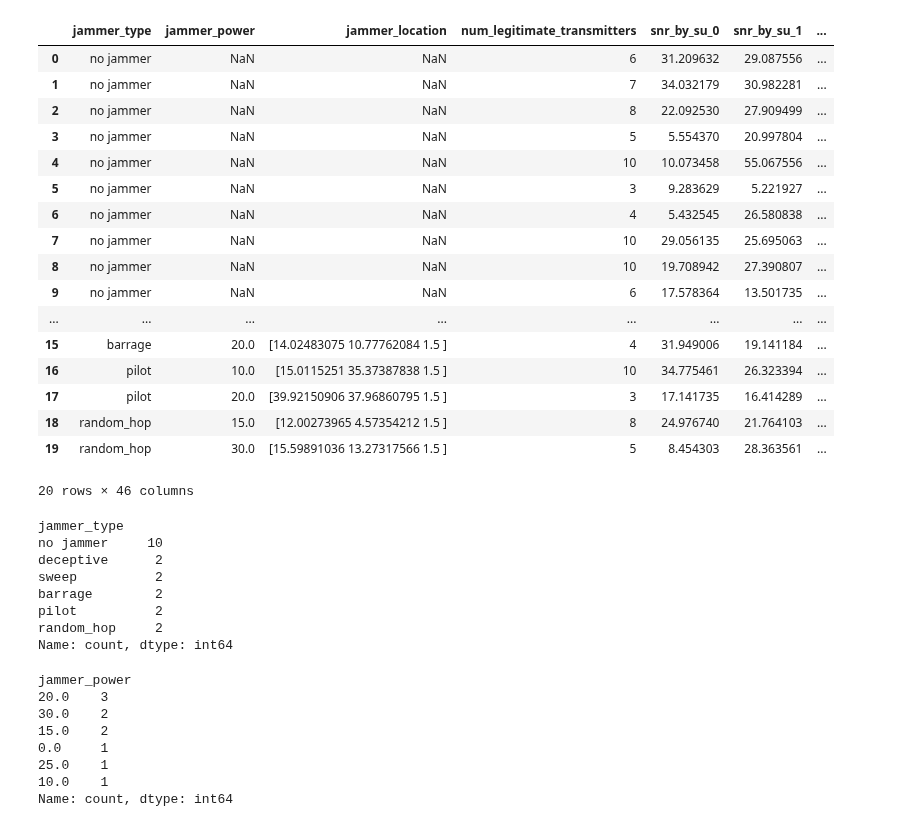
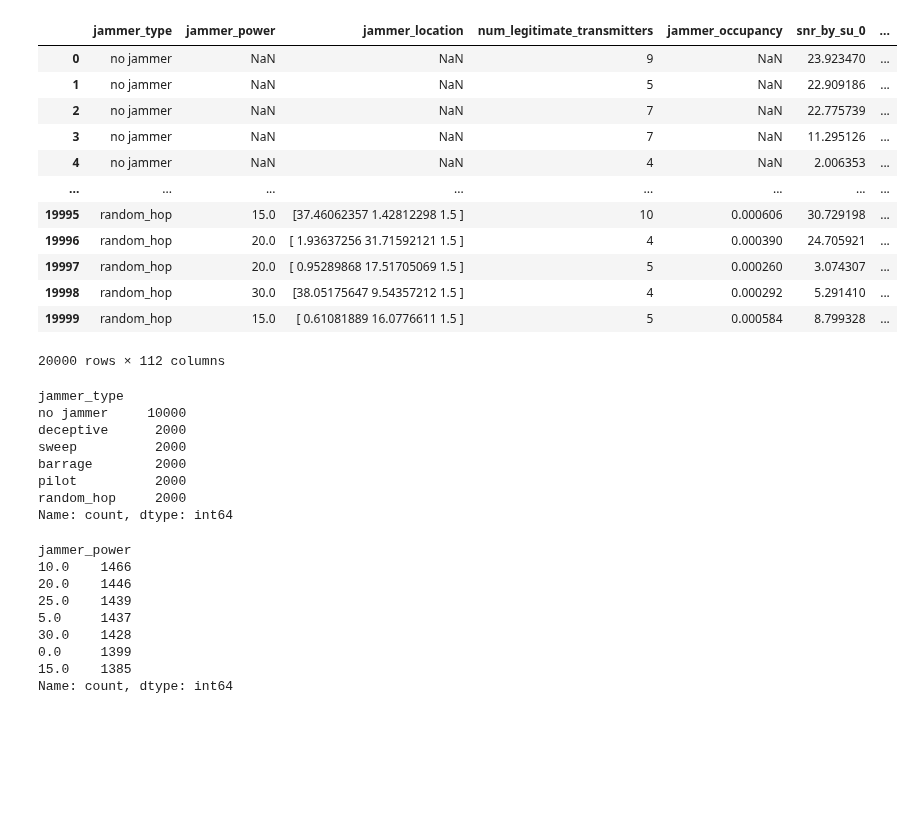
Before and after one commit to akdd11/ofdma-spectrum-anomalies-simulation, a Jupyter notebook: notebooks/plot_spectrograms.ipynb, the cells around one changed output. Cells and saved outputs as stored; diff of their text form; code cells hidden in the pictures; blank space fills up the shorter version.

```diff
--- a/notebooks/plot_spectrograms.ipynb
+++ b/notebooks/plot_spectrograms.ipynb
@@ -24,57 +24,53 @@ plt.rcParams["font.size"] = 8
 
 figure_path = os.path.join("..", "figures")
 # %%
-DATASET_NR = 10
+DATASET_NR = 2
 
 datapath = get_datapath(_repo_name)
 datapath = os.path.join(datapath, str(DATASET_NR))
 
 min_max = pd.read_csv(os.path.join(datapath, "spectrogram_min_max.csv"))
 min_val = min_max["min_val"].values[0]
 max_val = min_max["max_val"].values[0]
 
 labels = pd.read_csv(os.path.join(datapath, "labels.csv"))
 labels
 # %% [output]
-|  | jammer_type | jammer_power | jammer_location | num_legitimate_transmitters | snr_by_su_0 | snr_by_su_1 | ... |
-| 0 | no jammer | NaN | NaN | 6 | 31.209632 | 29.087556 | ... |
-| 1 | no jammer | NaN | NaN | 7 | 34.032179 | 30.982281 | ... |
-| 2 | no jammer | NaN | NaN | 8 | 22.092530 | 27.909499 | ... |
-| 3 | no jammer | NaN | NaN | 5 | 5.554370 | 20.997804 | ... |
-| 4 | no jammer | NaN | NaN | 10 | 10.073458 | 55.067556 | ... |
-| 5 | no jammer | NaN | NaN | 3 | 9.283629 | 5.221927 | ... |
-| 6 | no jammer | NaN | NaN | 4 | 5.432545 | 26.580838 | ... |
-| 7 | no jammer | NaN | NaN | 10 | 29.056135 | 25.695063 | ... |
-| 8 | no jammer | NaN | NaN | 10 | 19.708942 | 27.390807 | ... |
-| 9 | no jammer | NaN | NaN | 6 | 17.578364 | 13.501735 | ... |
+|  | jammer_type | jammer_power | jammer_location | num_legitimate_transmitters | jammer_occupancy | snr_by_su_0 | ... |
+| 0 | no jammer | NaN | NaN | 9 | NaN | 23.923470 | ... |
+| 1 | no jammer | NaN | NaN | 5 | NaN | 22.909186 | ... |
+| 2 | no jammer | NaN | NaN | 7 | NaN | 22.775739 | ... |
+| 3 | no jammer | NaN | NaN | 7 | NaN | 11.295126 | ... |
+| 4 | no jammer | NaN | NaN | 4 | NaN | 2.006353 | ... |
 | ... | ... | ... | ... | ... | ... | ... | ... |
-| 15 | barrage | 20.0 | [14.02483075 10.77762084 1.5 ] | 4 | 31.949006 | 19.141184 | ... |
-| 16 | pilot | 10.0 | [15.0115251 35.37387838 1.5 ] | 10 | 34.775461 | 26.323394 | ... |
-| 17 | pilot | 20.0 | [39.92150906 37.96860795 1.5 ] | 3 | 17.141735 | 16.414289 | ... |
-| 18 | random_hop | 15.0 | [12.00273965 4.57354212 1.5 ] | 8 | 24.976740 | 21.764103 | ... |
-| 19 | random_hop | 30.0 | [15.59891036 13.27317566 1.5 ] | 5 | 8.454303 | 28.363561 | ... |
+| 19995 | random_hop | 15.0 | [37.46062357 1.42812298 1.5 ] | 10 | 0.000606 | 30.729198 | ... |
+| 19996 | random_hop | 20.0 | [ 1.93637256 31.71592121 1.5 ] | 4 | 0.000390 | 24.705921 | ... |
+| 19997 | random_hop | 20.0 | [ 0.95289868 17.51705069 1.5 ] | 5 | 0.000260 | 3.074307 | ... |
+| 19998 | random_hop | 30.0 | [38.05175647 9.54357212 1.5 ] | 4 | 0.000292 | 5.291410 | ... |
+| 19999 | random_hop | 15.0 | [ 0.61081889 16.0776611 1.5 ] | 5 | 0.000584 | 8.799328 | ... |
-20 rows × 46 columns
+20000 rows × 112 columns
 # %%
 labels["jammer_type"].value_counts()
 # %% [output]
 jammer_type
-no jammer     10
-deceptive      2
-sweep          2
-barrage        2
-pilot          2
-random_hop     2
+no jammer     10000
+deceptive      2000
+sweep          2000
+barrage        2000
+pilot          2000
+random_hop     2000
 Name: count, dtype: int64
 # %%
 labels["jammer_power"].value_counts()
 # %% [output]
 jammer_power
-20.0    3
-30.0    2
-15.0    2
-0.0     1
-25.0    1
-10.0    1
+10.0    1466
+20.0    1446
+25.0    1439
+5.0     1437
+30.0    1428
+0.0     1399
+15.0    1385
 Name: count, dtype: int64
 # %%
 # analyze snr and sjr
```
Also changed, not shown: parts of 9 cells of this notebook, 2 other files.
